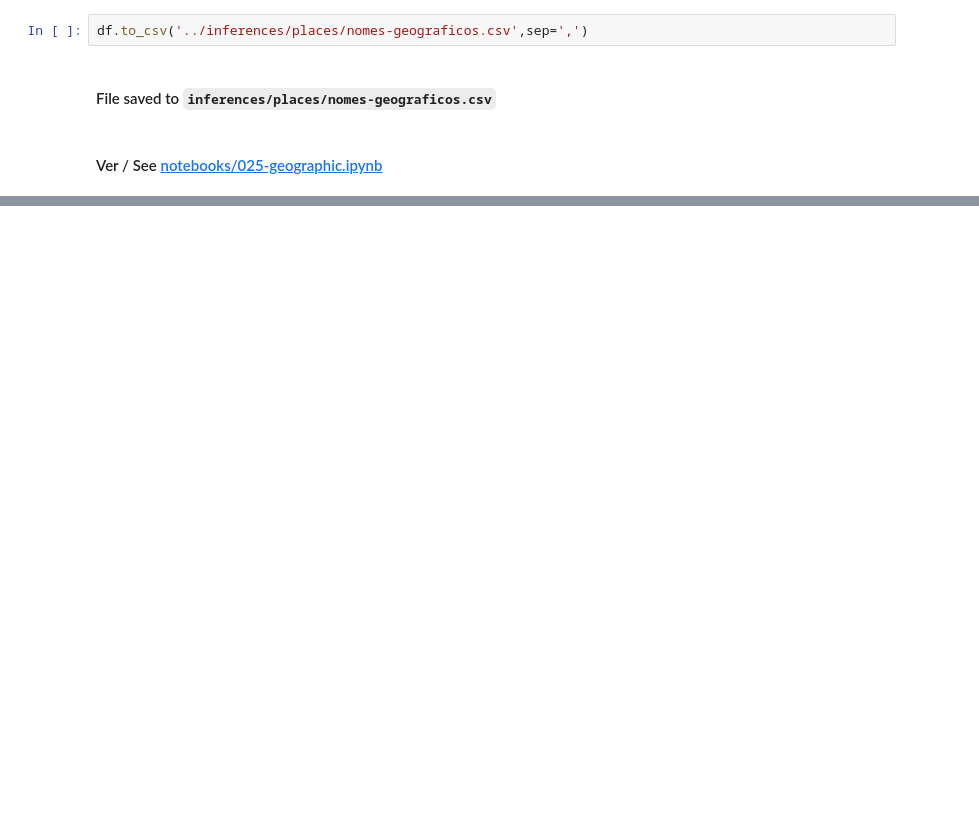
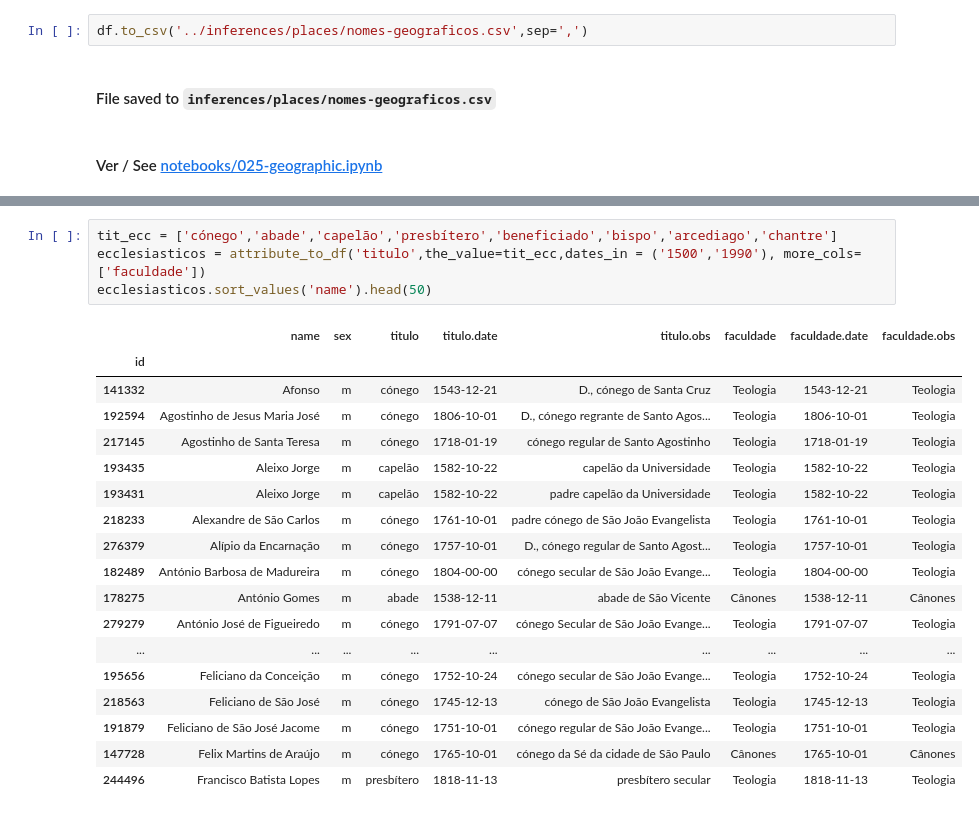
Before and after one commit to joaquimrcarvalho/fauc1537-1919, a Jupyter notebook: notebooks/021-students_attributes.ipynb, the cells around one changed output, grey strips where cells are left out. Saved outputs shown, nothing was run; the diff lists cells and outputs as text; blank space fills up the shorter version.

Commit message:
More attributes nobility, ecclesiastical titles

```diff
--- a/notebooks/021-students_attributes.ipynb
+++ b/notebooks/021-students_attributes.ipynb
@@ -588,0 +734,23 @@ df.to_csv('../inferences/places/nomes-geograficos.csv',sep=',')
+# %%
+tit_ecc = ['cónego','abade','capelão','presbítero','beneficiado','bispo','arcediago','chantre']
+ecclesiasticos = attribute_to_df('titulo',the_value=tit_ecc,dates_in = ('1500','1990'), more_cols=['faculdade'])
+ecclesiasticos.sort_values('name').head(50)
+# %% [output]
+|  | name | sex | titulo | titulo.date | titulo.obs | faculdade | faculdade.date | faculdade.obs |
+| id |  |  |  |  |  |  |  |  |
+| 141332 | Afonso | m | cónego | 1543-12-21 | D., cónego de Santa Cruz | Teologia | 1543-12-21 | Teologia |
+| 192594 | Agostinho de Jesus Maria José | m | cónego | 1806-10-01 | D., cónego regrante de Santo Agos... | Teologia | 1806-10-01 | Teologia |
+| 217145 | Agostinho de Santa Teresa | m | cónego | 1718-01-19 | cónego regular de Santo Agostinho | Teologia | 1718-01-19 | Teologia |
+| 193435 | Aleixo Jorge | m | capelão | 1582-10-22 | capelão da Universidade | Teologia | 1582-10-22 | Teologia |
+| 193431 | Aleixo Jorge | m | capelão | 1582-10-22 | padre capelão da Universidade | Teologia | 1582-10-22 | Teologia |
+| 218233 | Alexandre de São Carlos | m | cónego | 1761-10-01 | padre cónego de São João Evangelista | Teologia | 1761-10-01 | Teologia |
+| 276379 | Alípio da Encarnação | m | cónego | 1757-10-01 | D., cónego regular de Santo Agost... | Teologia | 1757-10-01 | Teologia |
+| 182489 | António Barbosa de Madureira | m | cónego | 1804-00-00 | cónego secular de São João Evange... | Teologia | 1804-00-00 | Teologia |
+| 178275 | António Gomes | m | abade | 1538-12-11 | abade de São Vicente | Cânones | 1538-12-11 | Cânones |
+| 279279 | António José de Figueiredo | m | cónego | 1791-07-07 | cónego Secular de São João Evange... | Teologia | 1791-07-07 | Teologia |
+| ... | ... | ... | ... | ... | ... | ... | ... | ... |
+| 195656 | Feliciano da Conceição | m | cónego | 1752-10-24 | cónego secular de São João Evange... | Teologia | 1752-10-24 | Teologia |
+| 218563 | Feliciano de São José | m | cónego | 1745-12-13 | cónego de São João Evangelista | Teologia | 1745-12-13 | Teologia |
+| 191879 | Feliciano de São José Jacome | m | cónego | 1751-10-01 | cónego regular de São João Evange... | Teologia | 1751-10-01 | Teologia |
+| 147728 | Felix Martins de Araújo | m | cónego | 1765-10-01 | cónego da Sé da cidade de São Paulo | Cânones | 1765-10-01 | Cânones |
+| 244496 | Francisco Batista Lopes | m | presbítero | 1818-11-13 | presbítero secular | Teologia | 1818-11-13 | Teologia |
```
Also changed, not shown: parts of 15 cells of this notebook.
